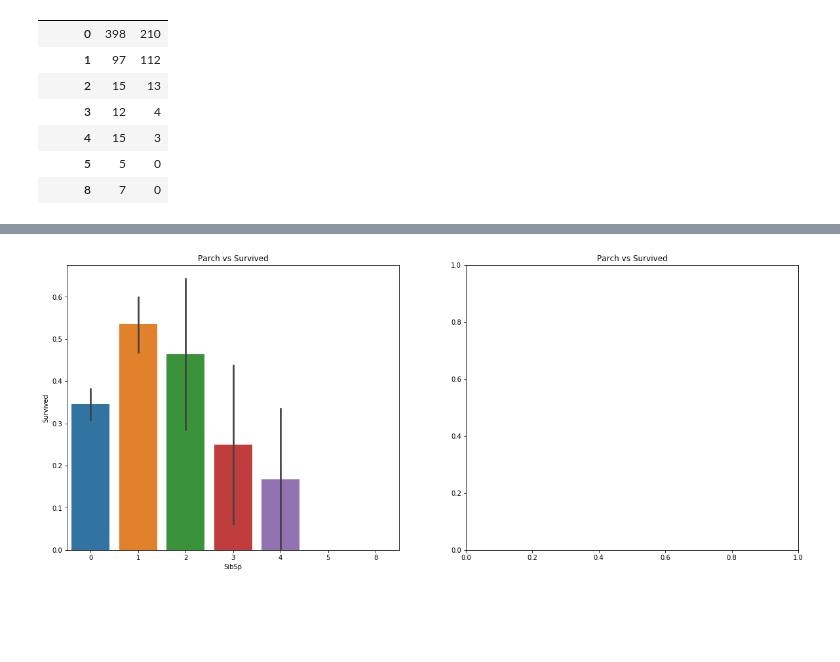
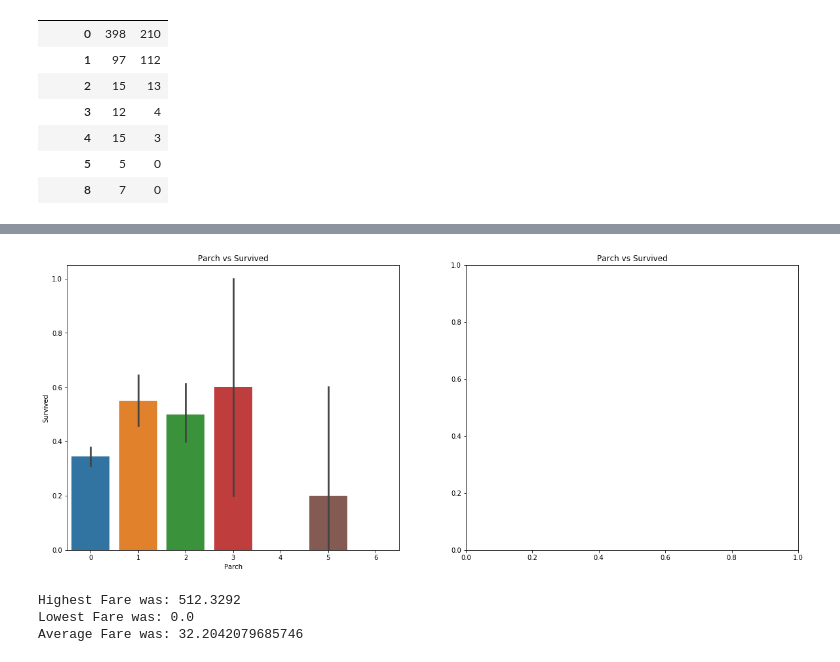
Before and after one commit to choi-il-won/Kagglestudy, a Jupyter notebook: 타이타닉 캐글 과제 .ipynb, the cells around one changed output, grey strips where cells are left out. Cells and saved outputs as stored; diff of their text form; code cells hidden in the pictures; blank space fills up the shorter version.

```diff
--- a/타이타닉 캐글 과제 .ipynb
+++ b/타이타닉 캐글 과제 .ipynb
@@ -281,10 +309,25 @@ pd.crosstab([data.SibSp],data.Survived).style.background_gradient(cmap='summer_r
 # %%
+#함께 탑승한 부모 또는 자녀의 수
+#0명~6명
+#정확하게 이해가 가지는 않음
+
 f,ax=plt.subplots(1,2,figsize=(20,8))
-sns.barplot('SibSp','Survived',data=data,ax=ax[0])
+sns.barplot('Parch','Survived',data=data,ax=ax[0])
 ax[0].set_title('Parch vs Survived')
 sns.factorplot('Parch','Survived',data=data,ax=ax[1])
 ax[1].set_title('Parch vs Survived')
 plt.close(2)
 plt.show()
 # %% [output]
-[figure, old version]
+[figure, new version]
+# %%
+#가장 비싼 티켓 가격
+print('Highest Fare was:',data['Fare'].max())
+#가장 싼 티켓 가격
+print('Lowest Fare was:',data['Fare'].min())
+#티켓 가격 평균
+print('Average Fare was:',data['Fare'].mean())
+# %% [output]
+Highest Fare was: 512.3292
+Lowest Fare was: 0.0
+Average Fare was: 32.2042079685746
```
Also changed, not shown: parts of 7 cells of this notebook.
